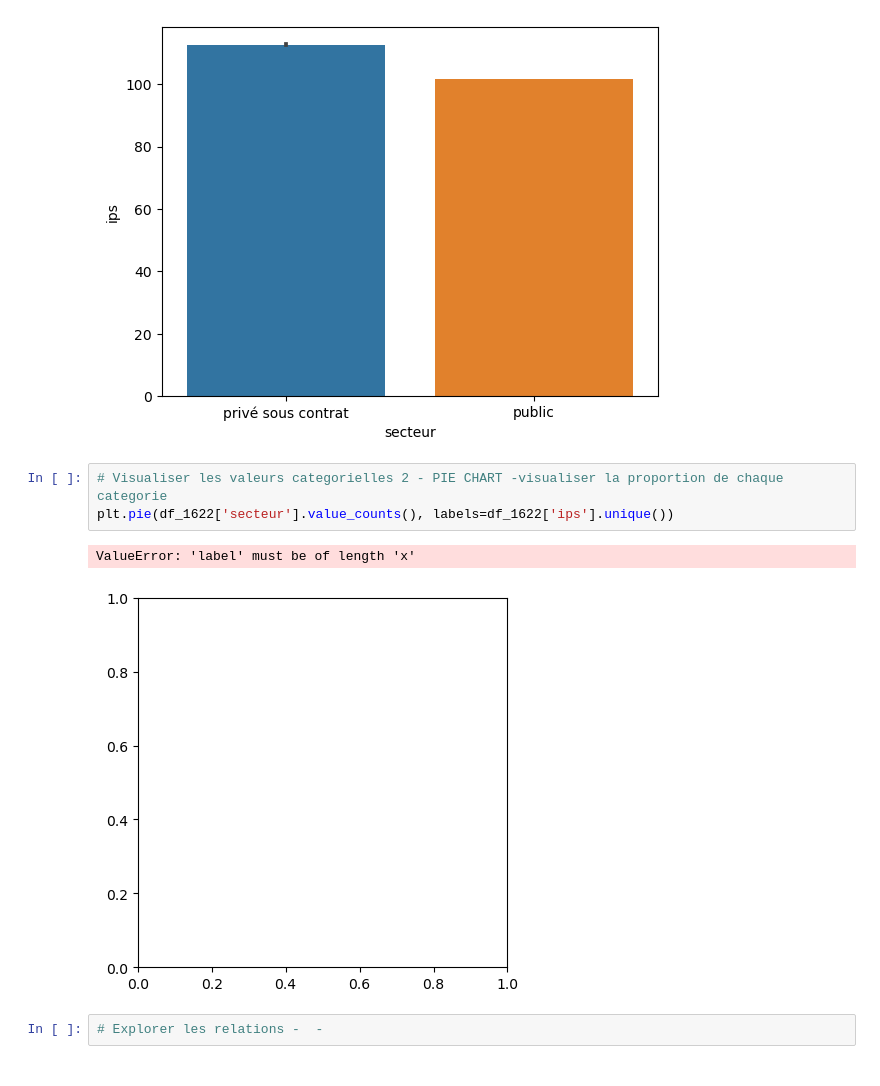
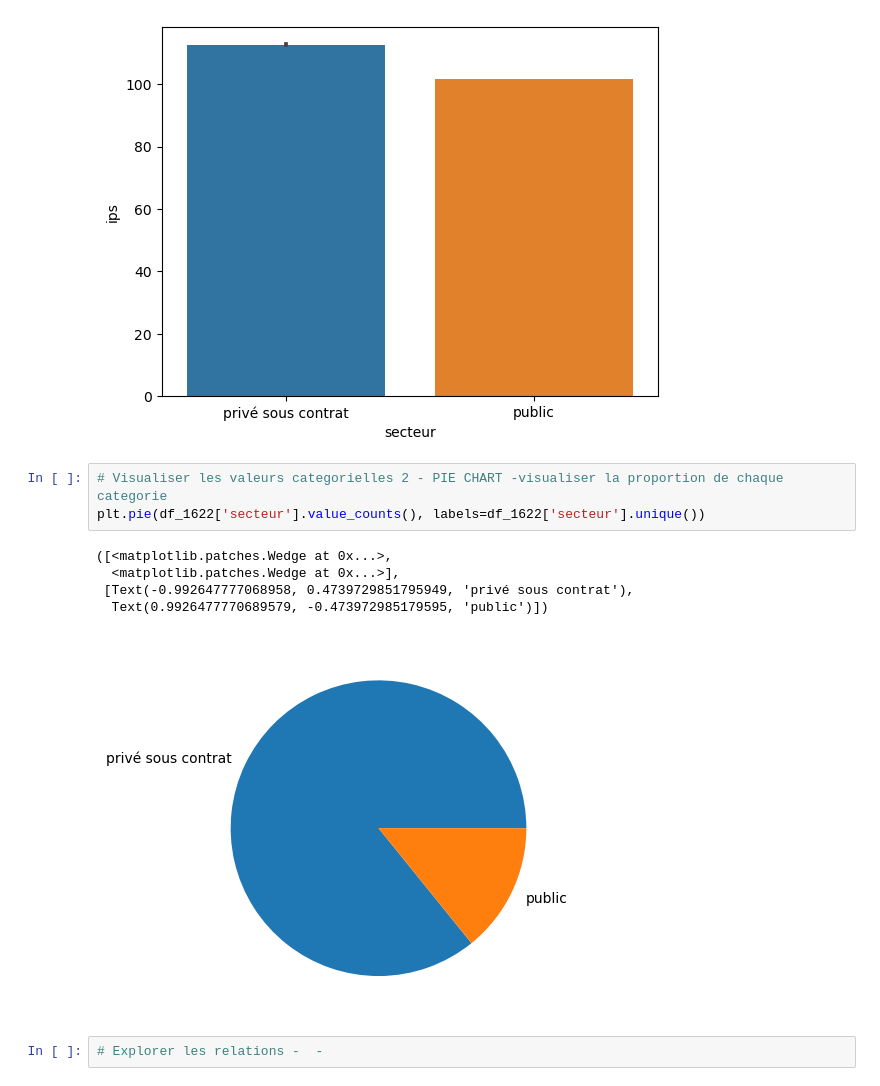
Before and after one commit to Nemesis81/PrezJedah, a Jupyter notebook: cleaningscripte/eda_ecole.ipynb, the cells around one changed output. Saved outputs shown, nothing was run; the diff lists cells and outputs as text.

```diff
--- a/cleaningscripte/eda_ecole.ipynb
+++ b/cleaningscripte/eda_ecole.ipynb
@@ -113,10 +108,13 @@ sns.barplot(x='secteur', y='ips', data=df_1622)
 [figure]
 # %%
 # Visualiser les valeurs categorielles 2 - PIE CHART -visualiser la proportion de chaque categorie
-plt.pie(df_1622['secteur'].value_counts(), labels=df_1622['ips'].unique())
+plt.pie(df_1622['secteur'].value_counts(), labels=df_1622['secteur'].unique())
 # %% [output]
-ValueError: 'label' must be of length 'x'
+([<matplotlib.patches.Wedge at 0x...>,
+  <matplotlib.patches.Wedge at 0x...>],
+ [Text(-0.992647777068958, 0.4739729851795949, 'privé sous contrat'),
+  Text(0.9926477770689579, -0.473972985179595, 'public')])
-[figure, old version]
+[figure, new version]
 # %%
 # Explorer les relations -  -
 # %%
```
Also changed, not shown: parts of 13 cells of this notebook, 8 other files.
